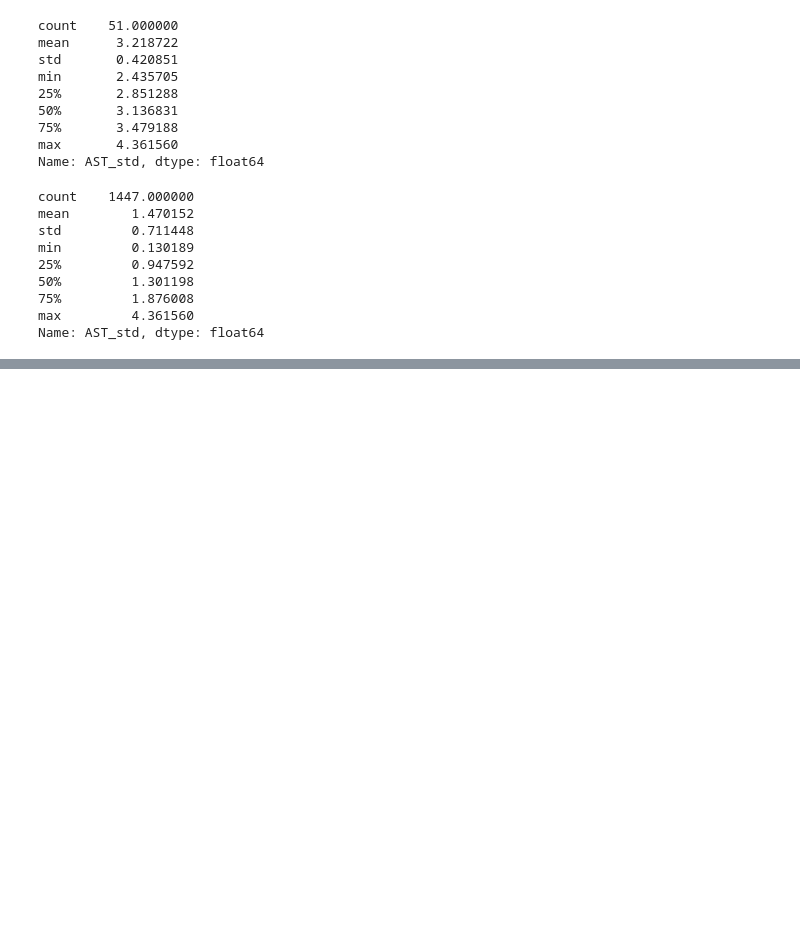
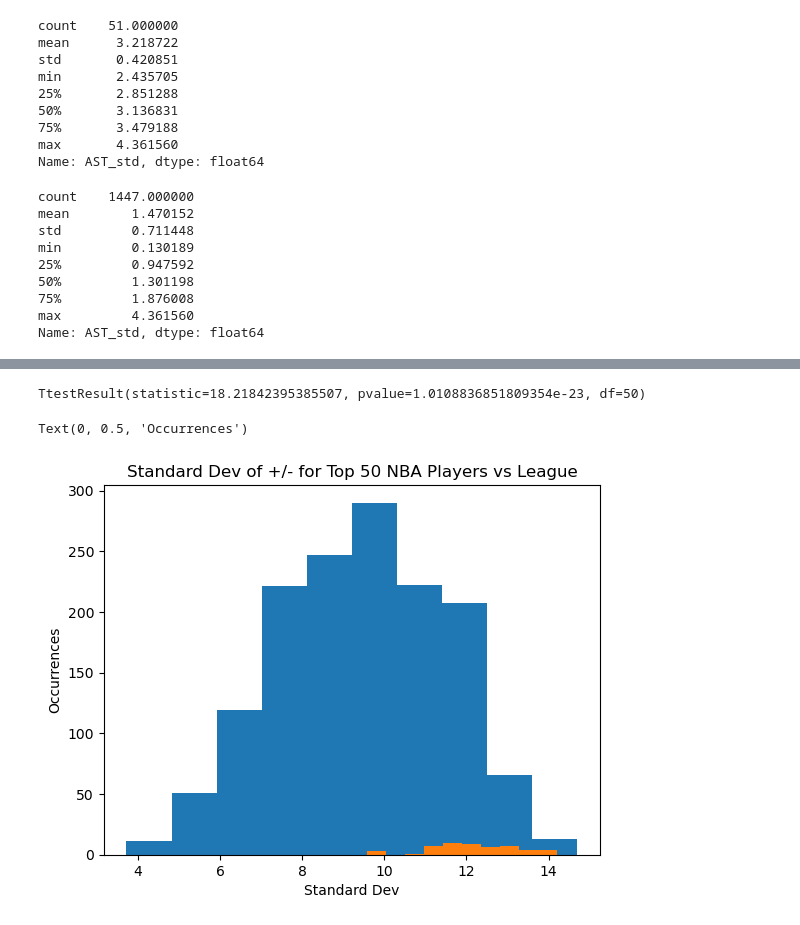
Before and after one commit to TZDSGeek/Project_1, a Jupyter notebook: NBA Analysis - Assists and Plus Minus.ipynb, the cells around one changed output, grey strips where cells are left out. Saved outputs shown, nothing was run; the diff lists cells and outputs as text; code cells hidden in the pictures; blank space fills up the shorter version.

Commit message:
Added NBA PlusMinus and included Markdown analysis

```diff
--- a/NBA Analysis - Assists and Plus Minus.ipynb
+++ b/NBA Analysis - Assists and Plus Minus.ipynb
@@ -540,2 +544,12 @@ Name: AST_std, dtype: float64
 # %%
 #Calculate box and whisper plot
+# %%
+#Perform same calculations for +/- across league
+#Calculating +/- standard dev with this limited set of players
+plusminus_avg_filtered = filtered_player_df.groupby('PLAYER_ID').agg({'PLUS_MINUS':'mean', 'PLAYER_NAME':'first'}).reset_index()
+plusminus_avg_filtered = plusminus_avg_filtered.rename(columns={"PLUS_MINUS": "PLUS_MINUS_mean"})
+plusminus_avg_filtered
+
+# Sort this from smallest to largest to find the top performers in this category
+top_performers_plusminus = plusminus_avg_filtered.sort_values(by='PLUS_MINUS_mean', ascending=False).reset_index()
+top_performers_plusminus.head(50)
@@ -541,0 +574,7 @@ Name: AST_std, dtype: float64
+# %%
+#Find standard deviation of the top performers across +/-
+# Recalculating +/- standard dev for just the filtered group of players (at least 82 games)
+plusminus_std_filtered = filtered_player_df.groupby('PLAYER_ID').agg({'PLUS_MINUS':'std', 'PLAYER_NAME':'first'}).reset_index()
+#ast_std_filtered.rename(columns = {"PLAYER_NAME":"Player"})
+plusminus_std_filtered = plusminus_std_filtered.rename(columns = {"PLUS_MINUS":"PLUS_MINUS_std"})
+plusminus_std_filtered
@@ -541,0 +595,10 @@ Name: AST_std, dtype: float64
+# %%
+#Display the standard dev results for the top 50 players by mean
+#Combine standard dev and average into one dataframe
+combined_plusminus = pd.merge(plusminus_avg_filtered, plusminus_std_filtered, on=["PLAYER_ID","PLAYER_NAME"])
+combined_plusminus = combined_plusminus[["PLAYER_ID","PLAYER_NAME","PLUS_MINUS_mean","PLUS_MINUS_std"]]
+combined_plusminus = combined_plusminus.sort_values(by='PLUS_MINUS_mean', ascending=False).reset_index()
+
+# Sort this from largest to smallest
+top_performers_plusminus = combined_plusminus.iloc[:51]
+top_performers_plusminus
@@ -541,0 +626,19 @@ Name: AST_std, dtype: float64
+# %%
+#Calculate t-test for the top 50 players compared to the population
+top_performers_plusminus_std = top_performers_plusminus["PLUS_MINUS_std"]
+combined_plusminus_std = combined_plusminus["PLUS_MINUS_std"]
+
+#st.ttest_ind(top_performers_ast_std, combined_ast_std, equal_var=False)
+st.ttest_1samp(top_performers_plusminus_std, combined_plusminus_std.mean())
+# %% [output]
+TtestResult(statistic=18.21842395385507, pvalue=1.0108836851809354e-23, df=50)
+# %%
+#Plot Histogram of Top 50 vs the League
+pop_graph = plt.hist(combined_plusminus_std)
+top_graph = plt.hist(top_performers_plusminus_std)
+plt.title("Standard Dev of +/- for Top 50 NBA Players vs League")
+plt.xlabel("Standard Dev")
+plt.ylabel("Occurrences")
+# %% [output]
+Text(0, 0.5, 'Occurrences')
+[figure, added]
```
Also changed, not shown: parts of 11 cells of this notebook, 2 other files.
